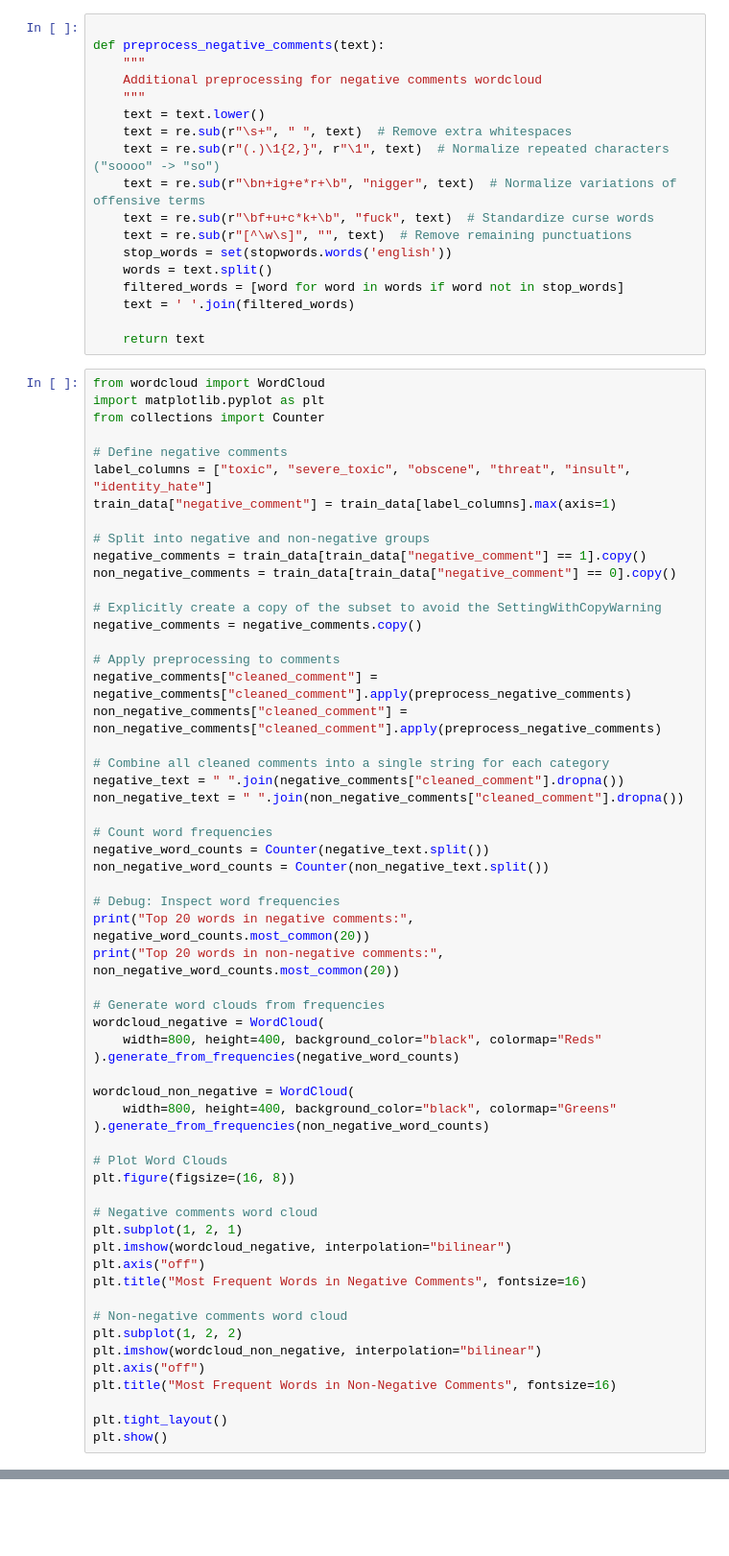
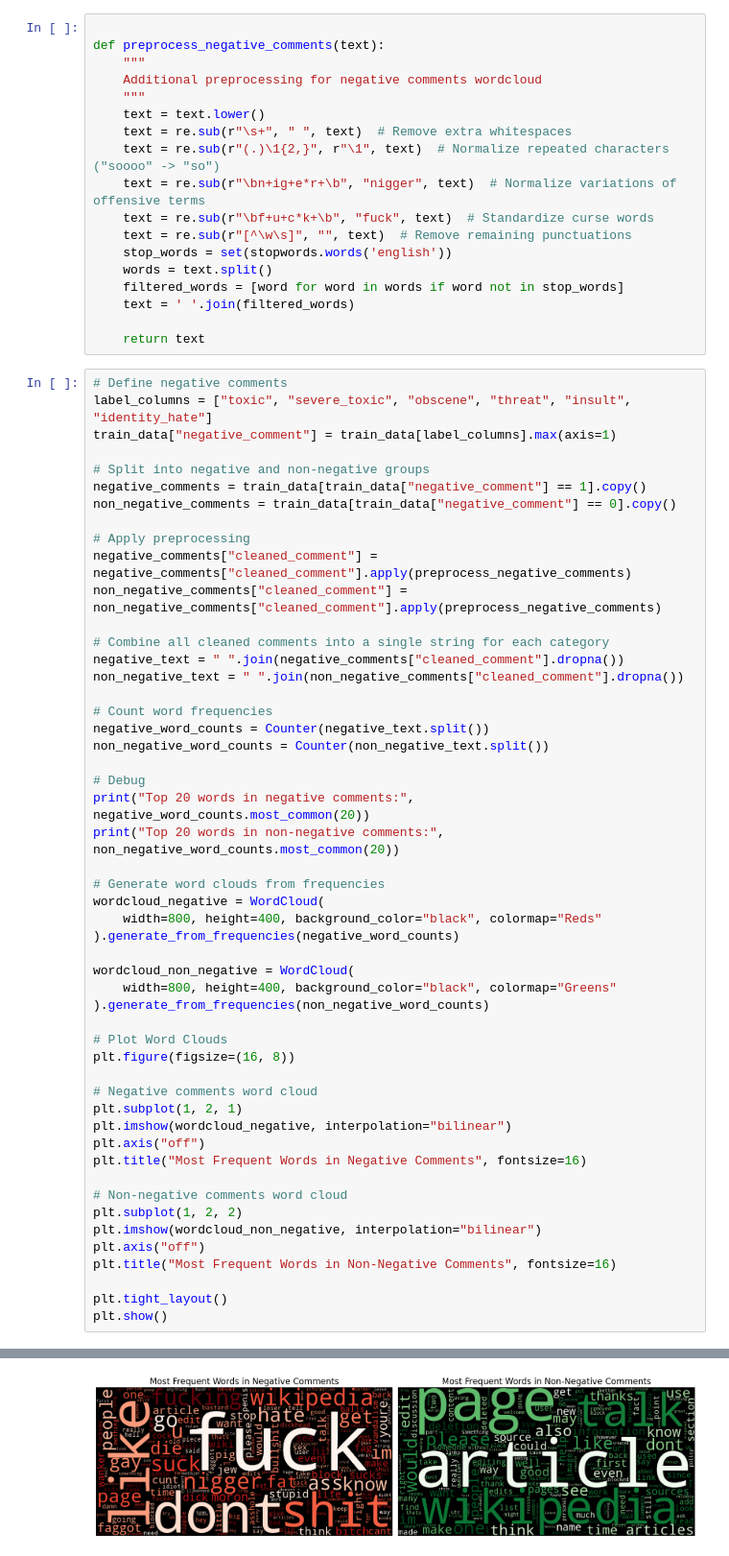
Before and after one commit to marthakatharina/ML-toxic-comments, a Jupyter notebook: Toxic comments/EDA.ipynb, the cells around one changed output, grey strips where cells are left out. Shown at 96% size. Cells and saved outputs as stored; diff of their text form; blank space fills up the shorter version.

```diff
--- a/Toxic comments/EDA.ipynb
+++ b/Toxic comments/EDA.ipynb
@@ -104,10 +189,6 @@ def preprocess_negative_comments(text):
 
     return text
 # %%
-from wordcloud import WordCloud
-import matplotlib.pyplot as plt
-from collections import Counter
-
 # Define negative comments
 label_columns = ["toxic", "severe_toxic", "obscene", "threat", "insult", "identity_hate"]
 train_data["negative_comment"] = train_data[label_columns].max(axis=1)
@@ -116,10 +197,7 @@ train_data["negative_comment"] = train_data[label_columns].max(axis=1)
 negative_comments = train_data[train_data["negative_comment"] == 1].copy()
 non_negative_comments = train_data[train_data["negative_comment"] == 0].copy()
 
-# Explicitly create a copy of the subset to avoid the SettingWithCopyWarning
-negative_comments = negative_comments.copy()
-
-# Apply preprocessing to comments
+# Apply preprocessing
 negative_comments["cleaned_comment"] = negative_comments["cleaned_comment"].apply(preprocess_negative_comments)
 non_negative_comments["cleaned_comment"] = non_negative_comments["cleaned_comment"].apply(preprocess_negative_comments)
 
@@ -131,7 +209,7 @@ non_negative_text = " ".join(non_negative_comments["cleaned_comment"].dropna())
 negative_word_counts = Counter(negative_text.split())
 non_negative_word_counts = Counter(non_negative_text.split())
 
-# Debug: Inspect word frequencies
+# Debug
 print("Top 20 words in negative comments:", negative_word_counts.most_common(20))
 print("Top 20 words in non-negative comments:", non_negative_word_counts.most_common(20))
 
@@ -161,3 +239,4 @@ plt.title("Most Frequent Words in Non-Negative Comments", fontsize=16)
 
 plt.tight_layout()
 plt.show()
+# %% [output]
@@ -164,3 +245,4 @@ plt.show()
+[figure, added]
 # %%
 # Label distribution
 label_cols = ['toxic', 'severe_toxic', 'obscene', 'threat', 'insult', 'identity_hate']
```
Also changed, not shown: parts of 16 cells of this notebook.
